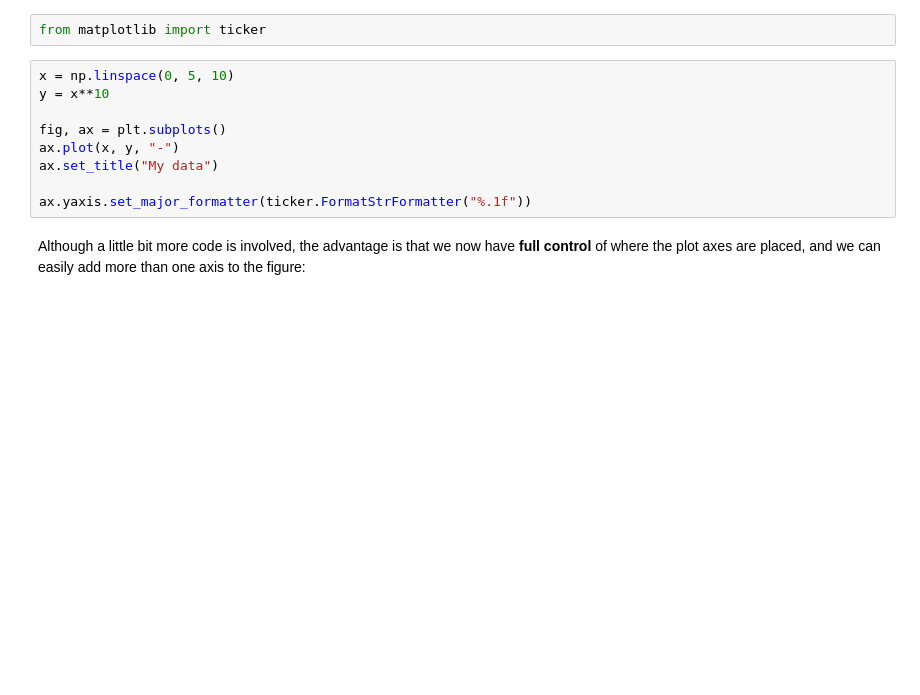
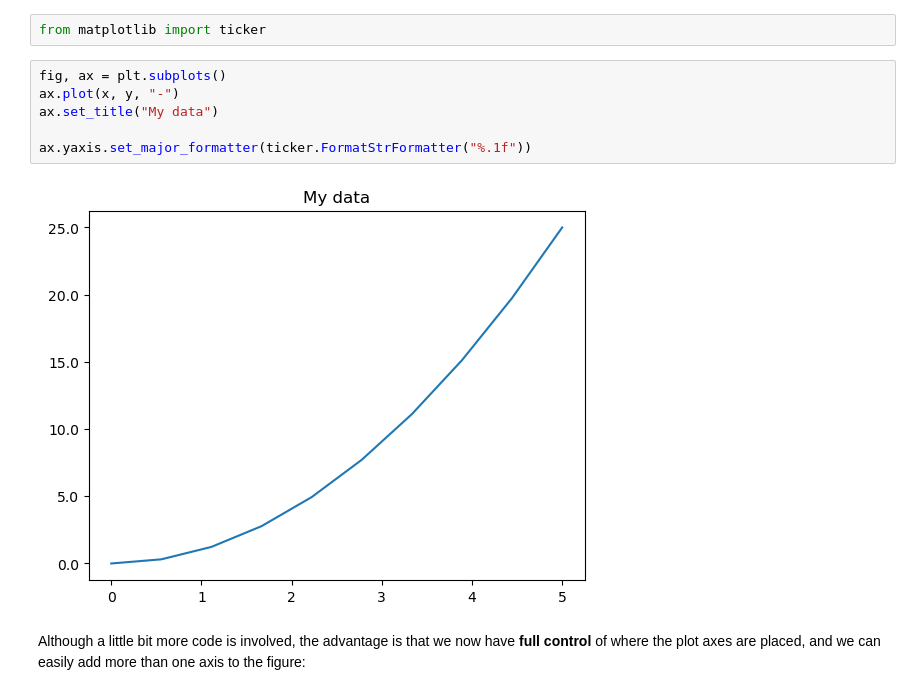
Before and after one commit to wdewettin/AtmCompPhys, a Jupyter notebook: notebooks/02_matplotlib.ipynb, the cells around one changed output. Saved outputs shown, nothing was run; the diff lists cells and outputs as text; blank space fills up the shorter version.

```diff
--- a/notebooks/02_matplotlib.ipynb
+++ b/notebooks/02_matplotlib.ipynb
@@ -70,14 +74,13 @@ ax = plt.plot(x, y, "-")
 # %%
 from matplotlib import ticker
 # %%
-x = np.linspace(0, 5, 10)
-y = x**10
-
 fig, ax = plt.subplots()
 ax.plot(x, y, "-")
 ax.set_title("My data")
 
 ax.yaxis.set_major_formatter(ticker.FormatStrFormatter("%.1f"))
+# %% [output]
+[figure, added]
 # %% [markdown]
 Although a little bit more code is involved, the advantage is that we now have **full control** of where the plot axes are placed, and we can easily add more than one axis to the figure:
 # %%
```
Also changed, not shown: parts of 10 cells of this notebook.
